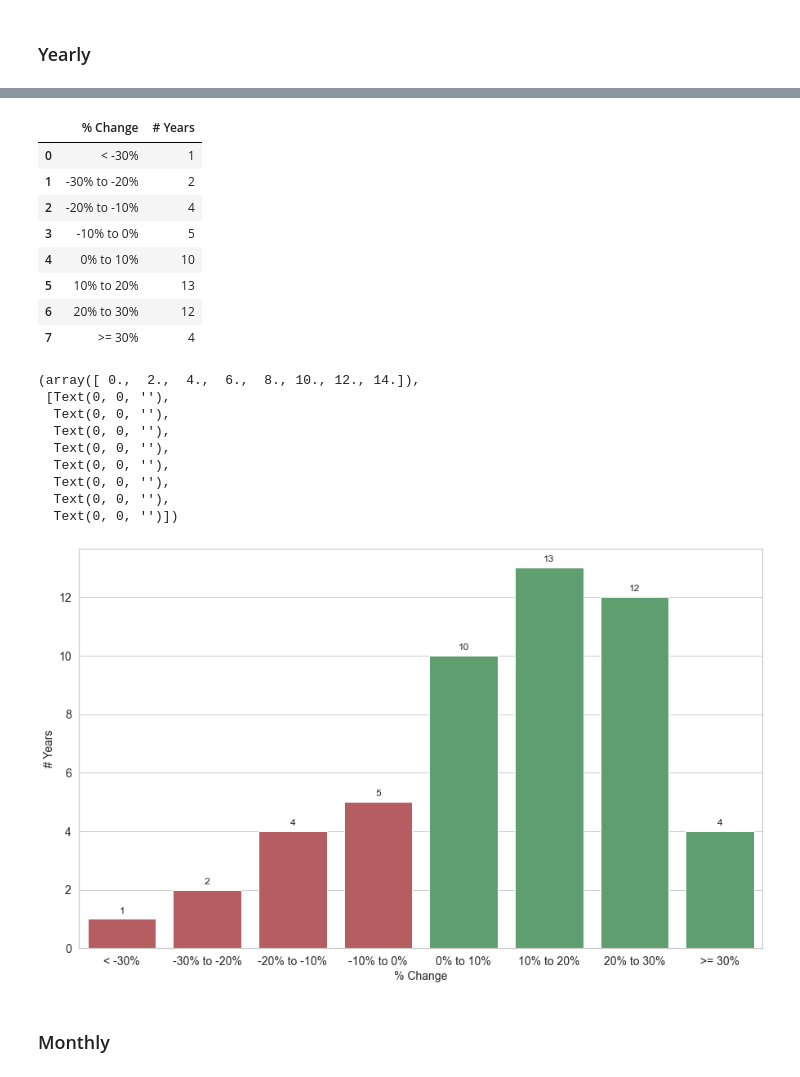
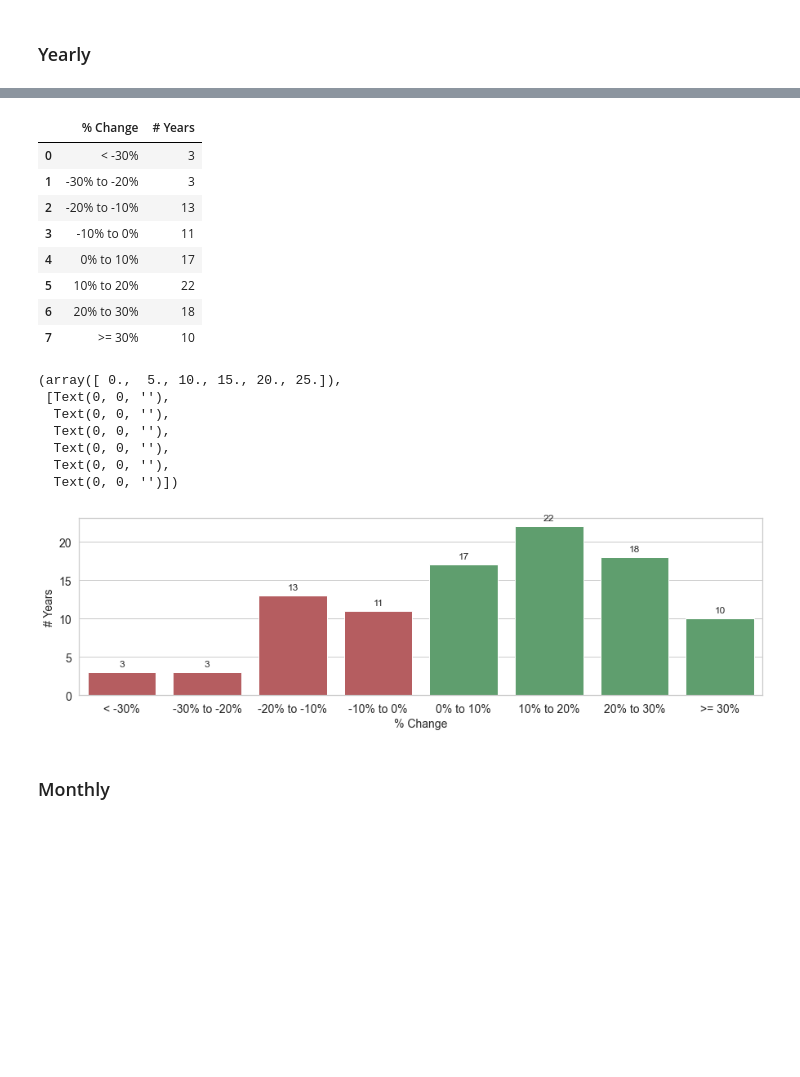
Before and after one commit to alejotoro-o/SPX-analysis, a Jupyter notebook: spx_analysis.ipynb, the cells around one changed output, grey strips where cells are left out. Cells and saved outputs as stored; diff of their text form; code cells hidden in the pictures; blank space fills up the shorter version.

```diff
--- a/spx_analysis.ipynb
+++ b/spx_analysis.ipynb
@@ -6,7 +6,7 @@ import seaborn as sns
 import matplotlib.pyplot as plt
 # %%
 # Define the start and end years (YYYY)
-start_year = '1974'
+start_year = '1928'
 end_year = '2025'
 # %%
 plt.rcParams.update({
@@ -292,45 +287,43 @@ years_change_distribution_df = pd.DataFrame(
 display(years_change_distribution_df)
 # %% [output]
 |  | % Change | # Years |
-| 0 | < -30% | 1 |
-| 1 | -30% to -20% | 2 |
-| 2 | -20% to -10% | 4 |
-| 3 | -10% to 0% | 5 |
-| 4 | 0% to 10% | 10 |
-| 5 | 10% to 20% | 13 |
-| 6 | 20% to 30% | 12 |
-| 7 | >= 30% | 4 |
+| 0 | < -30% | 3 |
+| 1 | -30% to -20% | 3 |
+| 2 | -20% to -10% | 13 |
+| 3 | -10% to 0% | 11 |
+| 4 | 0% to 10% | 17 |
+| 5 | 10% to 20% | 22 |
+| 6 | 20% to 30% | 18 |
+| 7 | >= 30% | 10 |
 # %%
 c1 = ["r" for i in range(4)]
 c2 = ["g" for i in range(4)]
 colors = c1 + c2
 
-plt.figure(figsize=(15,9))
+plt.figure(figsize=(15,4))
 barplot = sns.barplot(data = years_change_distribution_df, x="% Change", y="# Years", palette=colors)
 for p in barplot.patches:
     if p.get_height() > 0:
         barplot.annotate(f'{p.get_height():.0f}',
                         (p.get_x() + p.get_width() / 2., p.get_height()),
                         ha = 'center',
                         va = 'center',
                         xytext = (0, 10),
                         textcoords = 'offset points')
 
 plt.xlabel('% Change', fontsize=14)
 plt.ylabel('# Years', fontsize=14)
 plt.xticks(fontsize=14)
 plt.yticks(fontsize=14)
 # %% [output]
-(array([ 0.,  2.,  4.,  6.,  8., 10., 12., 14.]),
+(array([ 0.,  5., 10., 15., 20., 25.]),
  [Text(0, 0, ''),
   Text(0, 0, ''),
   Text(0, 0, ''),
   Text(0, 0, ''),
   Text(0, 0, ''),
-  Text(0, 0, ''),
-  Text(0, 0, ''),
   Text(0, 0, '')])
-[figure, old version]
+[figure, new version]
 # %% [markdown]
 ### Monthly
 # %%
```
Also changed, not shown: parts of 21 cells of this notebook, 2 other files.
